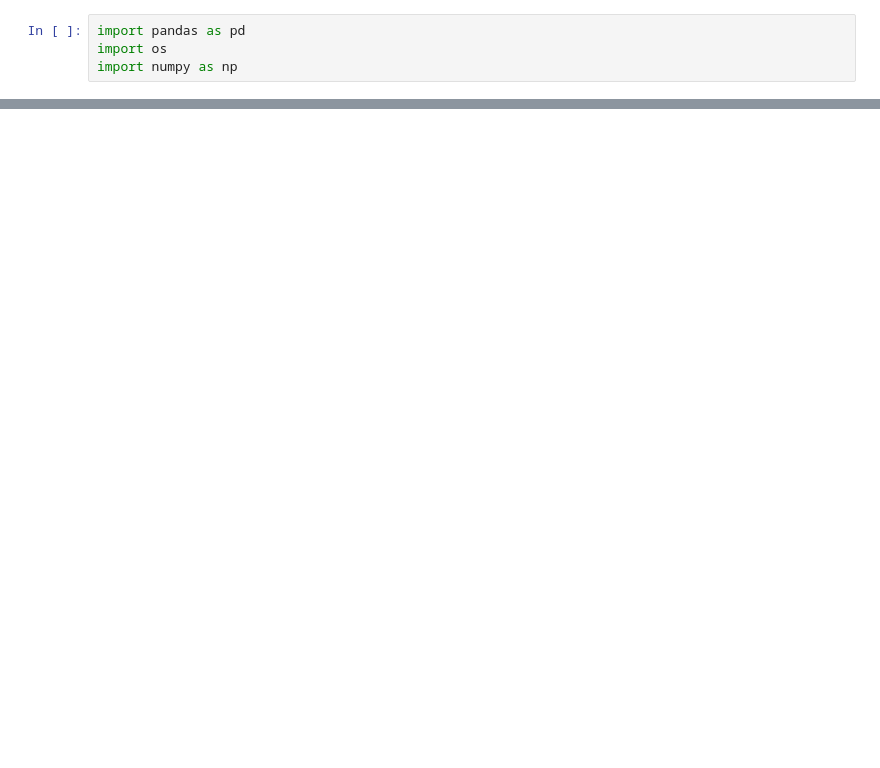
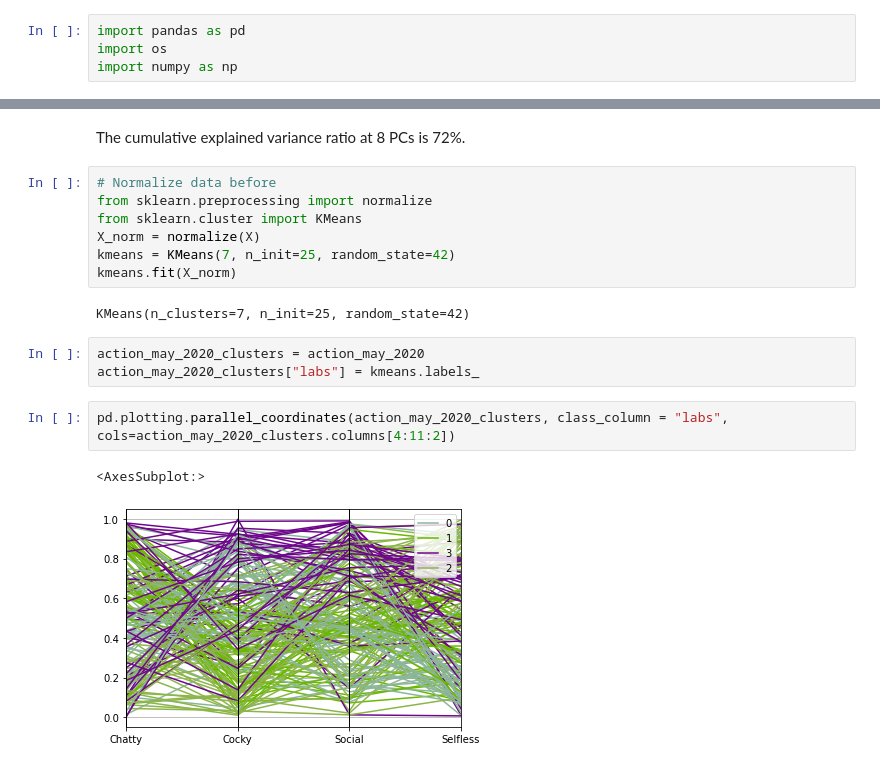
Before and after one commit to mfknie/charactour_2020, a Jupyter notebook: jupyter_notebooks/agg_genre_5-01-2020.ipynb, the cells around one changed output, grey strips where cells are left out. Cells and saved outputs as stored; diff of their text form; blank space fills up the shorter version.

```diff
--- a/jupyter_notebooks/agg_genre_5-01-2020.ipynb
+++ b/jupyter_notebooks/agg_genre_5-01-2020.ipynb
@@ -39,0 +67,19 @@ Index(['Unnamed: 0', 'Unnamed: 1', 'Unnamed: 2', 'Fans', 'Unnamed: 4',
+# %% [markdown]
+The cumulative explained variance ratio at 8 PCs is 72%.
+# %%
+# Normalize data before
+from sklearn.preprocessing import normalize
+from sklearn.cluster import KMeans
+X_norm = normalize(X)
+kmeans = KMeans(7, n_init=25, random_state=42)
+kmeans.fit(X_norm)
+# %% [output]
+KMeans(n_clusters=7, n_init=25, random_state=42)
+# %%
+action_may_2020_clusters = action_may_2020
+action_may_2020_clusters["labs"] = kmeans.labels_
+# %%
+pd.plotting.parallel_coordinates(action_may_2020_clusters, class_column = "labs", cols=action_may_2020_clusters.columns[4:11:2])
+# %% [output]
+<AxesSubplot:>
+[figure, added]
```
Also changed, not shown: parts of 16 cells of this notebook, 9 other files.
